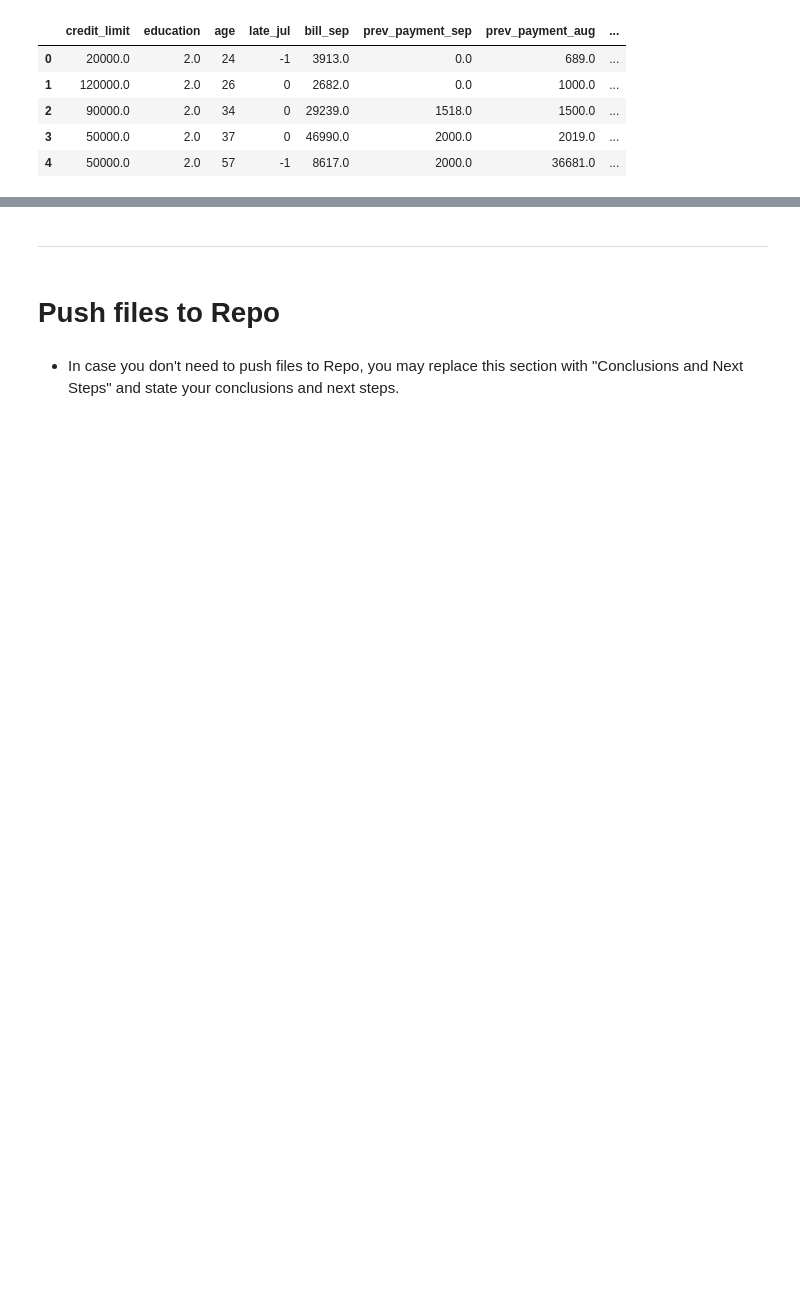
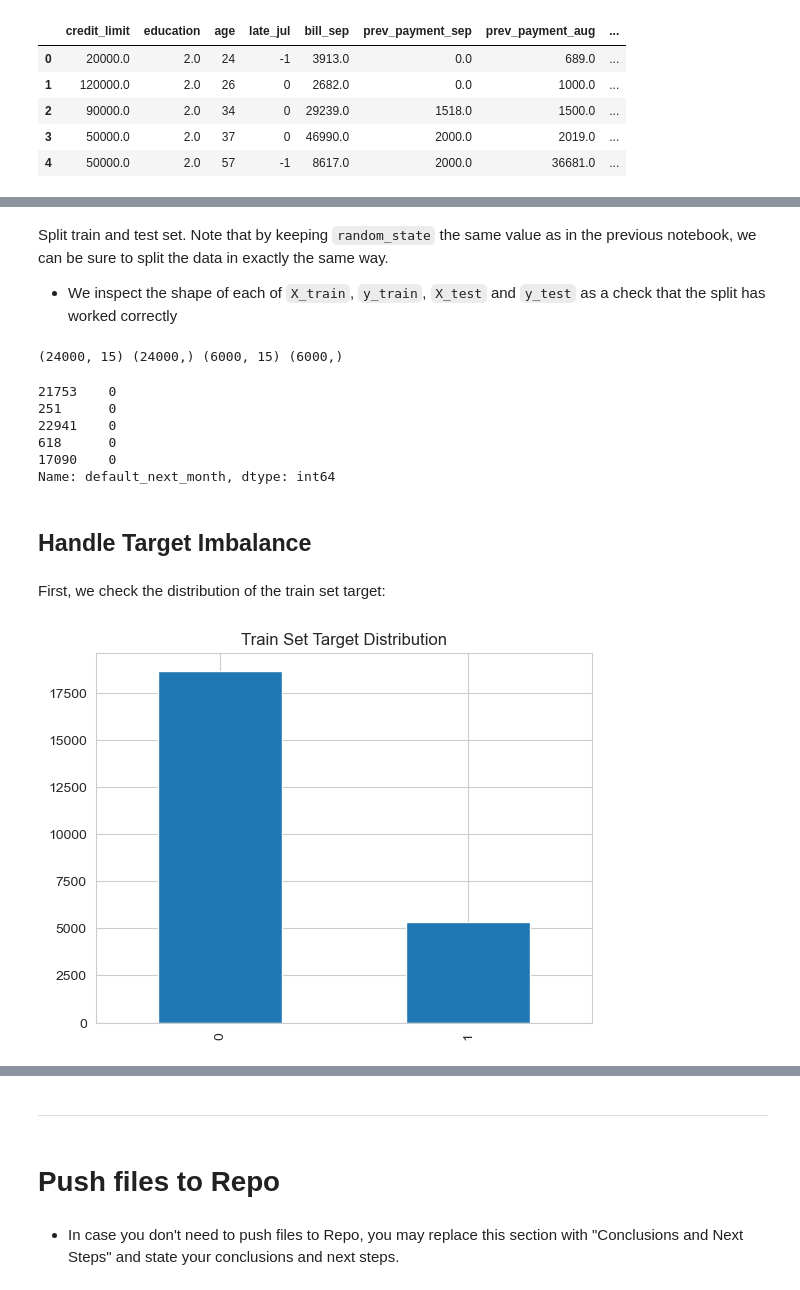
Before and after one commit to frankiesanjana/credit-card-default, a Jupyter notebook: jupyter_notebooks/05_modelling_and_evaluation.ipynb, the cells around one changed output, grey strips where cells are left out. Cells and saved outputs as stored; diff of their text form; code cells hidden in the pictures; blank space fills up the shorter version.

Commit message:
Feat: Prepare data for modelling, notebook 05

```diff
--- a/jupyter_notebooks/05_modelling_and_evaluation.ipynb
+++ b/jupyter_notebooks/05_modelling_and_evaluation.ipynb
@@ -116,6 +116,7 @@ def default_summary(X):
 
 def ordinal_encode_education(X):
     X['education'] = X['education'].map(education_map)
+    X['education'] = X['education'].fillna(0)
     return X
 
 variables_ohe = ['sex', 'marital_status']
@@ -165,0 +251,36 @@ NOTE
+# %% [markdown]
+Split train and test set. Note that by keeping `random_state` the same value as in the previous notebook, we can be sure to split the data in exactly the same way.
+* We inspect the shape of each of `X_train`, `y_train`, `X_test` and `y_test` as a check that the split has worked correctly
+# %%
+from sklearn.model_selection import train_test_split
+X_train, X_test, y_train, y_test = train_test_split(
+    df.drop(['default_next_month'], axis=1),
+    df['default_next_month'],
+    test_size=0.2,
+    random_state=42,
+)
+
+print(X_train.shape, y_train.shape, X_test.shape, y_test.shape)
+# %% [output]
+(24000, 15) (24000,) (6000, 15) (6000,)
+# %%
+y_train.head()
+# %% [output]
+21753    0
+251      0
+22941    0
+618      0
+17090    0
+Name: default_next_month, dtype: int64
+# %% [markdown]
+## Handle Target Imbalance
+# %% [markdown]
+First, we check the distribution of the train set target:
+# %%
+import matplotlib.pyplot as plt
+import seaborn as sns
+sns.set_style("whitegrid")
+y_train.value_counts().plot(kind='bar', title='Train Set Target Distribution')
+plt.show()
+# %% [output]
+[figure, added]
```
Also changed, not shown: parts of 21 cells of this notebook.
